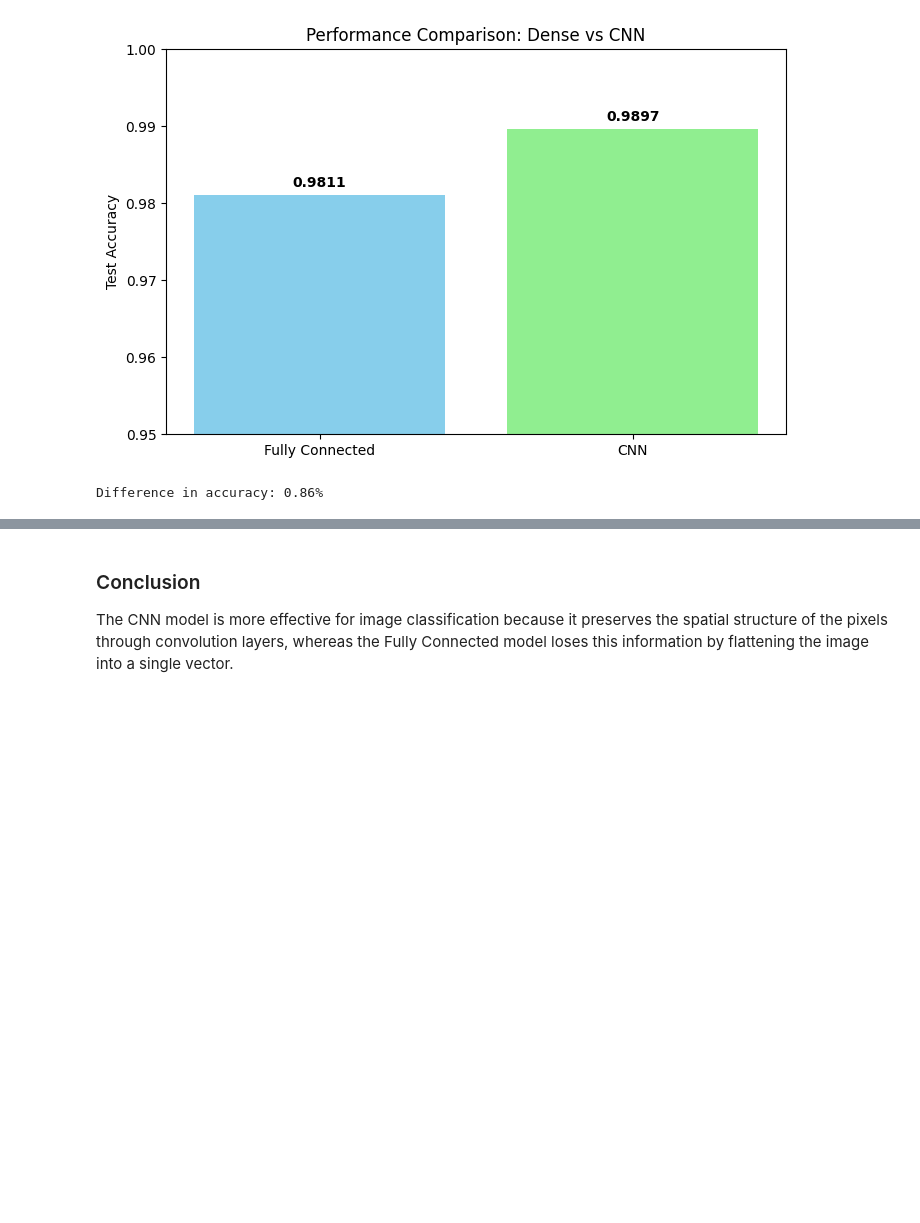
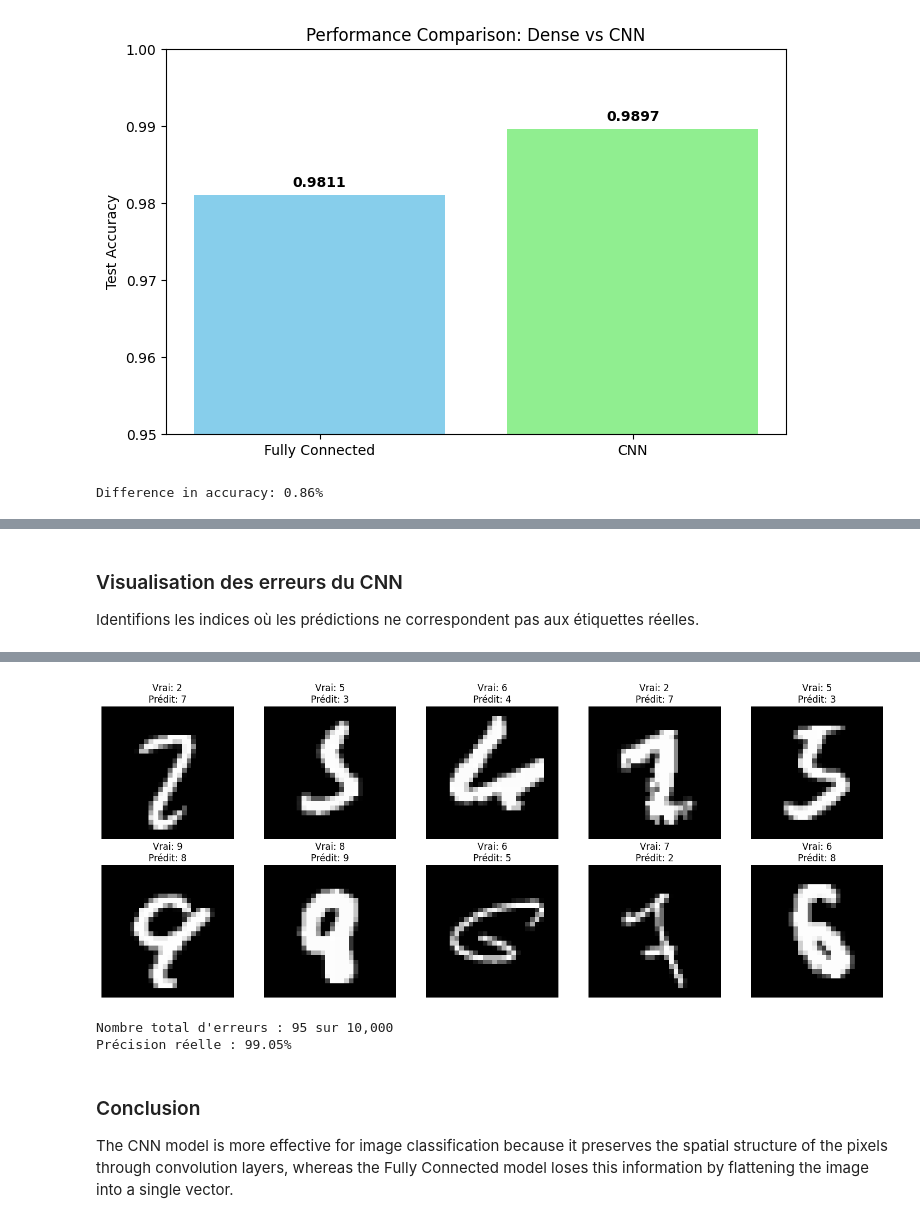
Before and after one commit to Steph-business/Tech_Talent_Accelerator, a Jupyter notebook: week5_day3_dalychallenge.ipynb, the cells around one changed output, grey strips where cells are left out. Cells and saved outputs as stored; diff of their text form; code cells hidden in the pictures; blank space fills up the shorter version.

```diff
--- a/week5_day3_dalychallenge.ipynb
+++ b/week5_day3_dalychallenge.ipynb
@@ -116,0 +151,49 @@ Difference in accuracy: 0.86%
+# %% [markdown]
+### Visualisation des erreurs du CNN
+Identifions les indices où les prédictions ne correspondent pas aux étiquettes réelles.
+# %%
+import matplotlib.pyplot as plt
+import numpy as np
+from tensorflow import keras
+from tensorflow.keras import layers
+
+# 1. Préparation des données
+x_train_cnn = x_train.reshape(-1, 28, 28, 1).astype('float32') / 255
+x_test_cnn = x_test.reshape(-1, 28, 28, 1).astype('float32') / 255
+
+# 2. Entraînement complet du modèle CNN pour garantir la précision
+print("Entraînement du modèle CNN en cours (5 époques)...")
+model_cnn = keras.Sequential([
+    layers.Input(shape=(28, 28, 1)),
+    layers.Conv2D(32, kernel_size=(3, 3), activation='relu'),
+    layers.MaxPooling2D(pool_size=(2, 2)),
+    layers.Conv2D(64, kernel_size=(3, 3), activation='relu'),
+    layers.MaxPooling2D(pool_size=(2, 2)),
+    layers.Flatten(),
+    layers.Dense(128, activation='relu'),
+    layers.Dense(10, activation='softmax')
+])
+
+model_cnn.compile(optimizer='adam', loss='categorical_crossentropy', metrics=['accuracy'])
+model_cnn.fit(x_train_cnn, y_train_cat, epochs=5, batch_size=128, verbose=1)
+
+# 3. Calcul des prédictions
+predictions = model_cnn.predict(x_test_cnn)
+y_pred_cnn = np.argmax(predictions, axis=1)
+
+# 4. Analyse des erreurs
+misclassified_indices = np.where(y_pred_cnn != y_test)[0]
+
+plt.figure(figsize=(15, 6))
+for i, idx in enumerate(misclassified_indices[:10]):
+    plt.subplot(2, 5, i + 1)
+    plt.imshow(x_test[idx], cmap='gray')
+    plt.title(f"Vrai: {y_test[idx]}\nPrédit: {y_pred_cnn[idx]}")
+    plt.axis('off')
+
+plt.tight_layout()
+plt.show()
+
+print(f"Nombre total d'erreurs : {len(misclassified_indices)} sur 10,000")
+print(f"Précision réelle : {(1 - len(misclassified_indices)/10000)*100:.2f}%")
+# %% [output]
@@ -117,3 +212,6 @@ Difference in accuracy: 0.86%
+[figure, added]
+Nombre total d'erreurs : 95 sur 10,000
+Précision réelle : 99.05%
 # %% [markdown]
 ### Conclusion
 The CNN model is more effective for image classification because it preserves the spatial structure of the pixels through convolution layers, whereas the Fully Connected model loses this information by flattening the image into a single vector.
```
Also changed, not shown: parts of 5 cells of this notebook.
